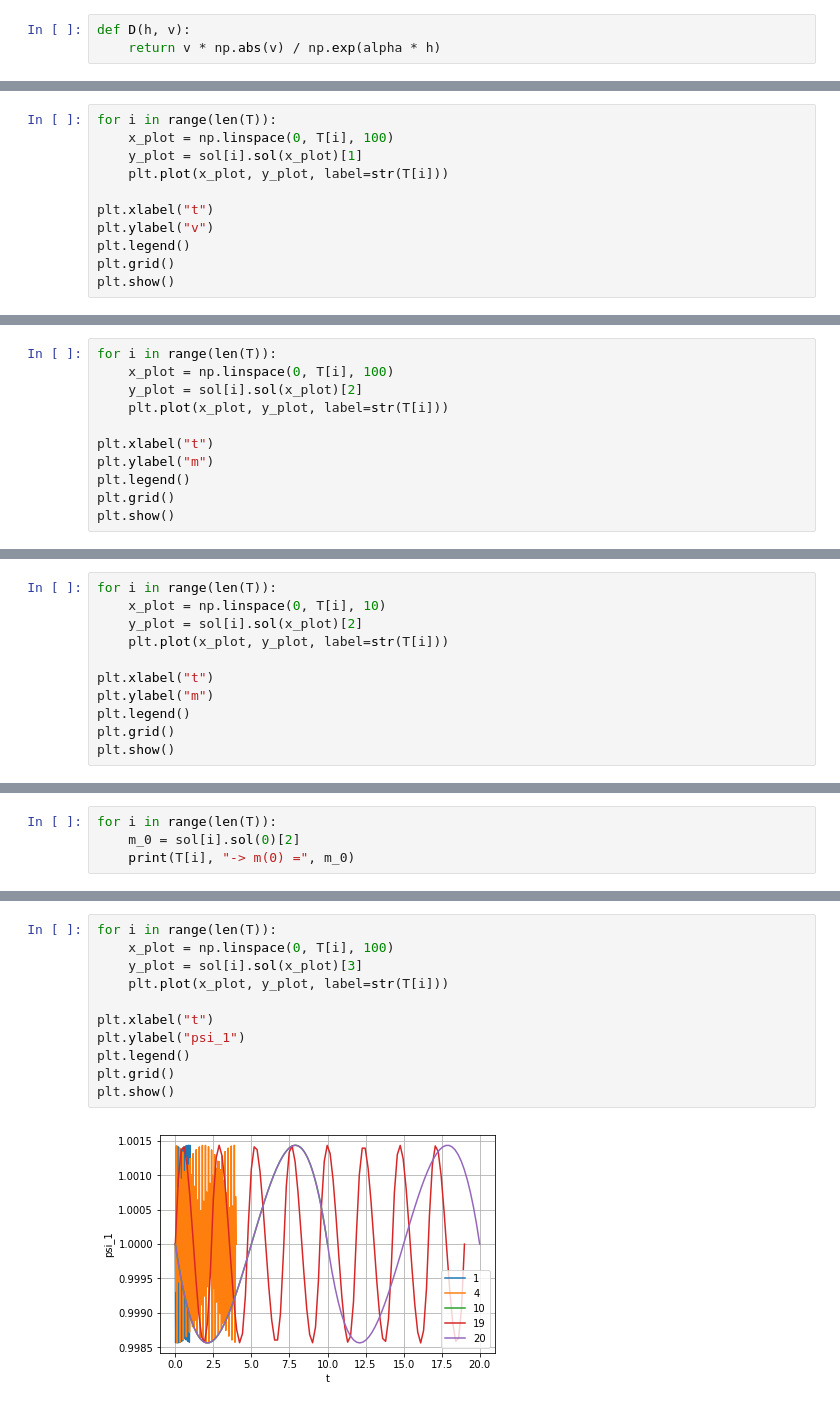
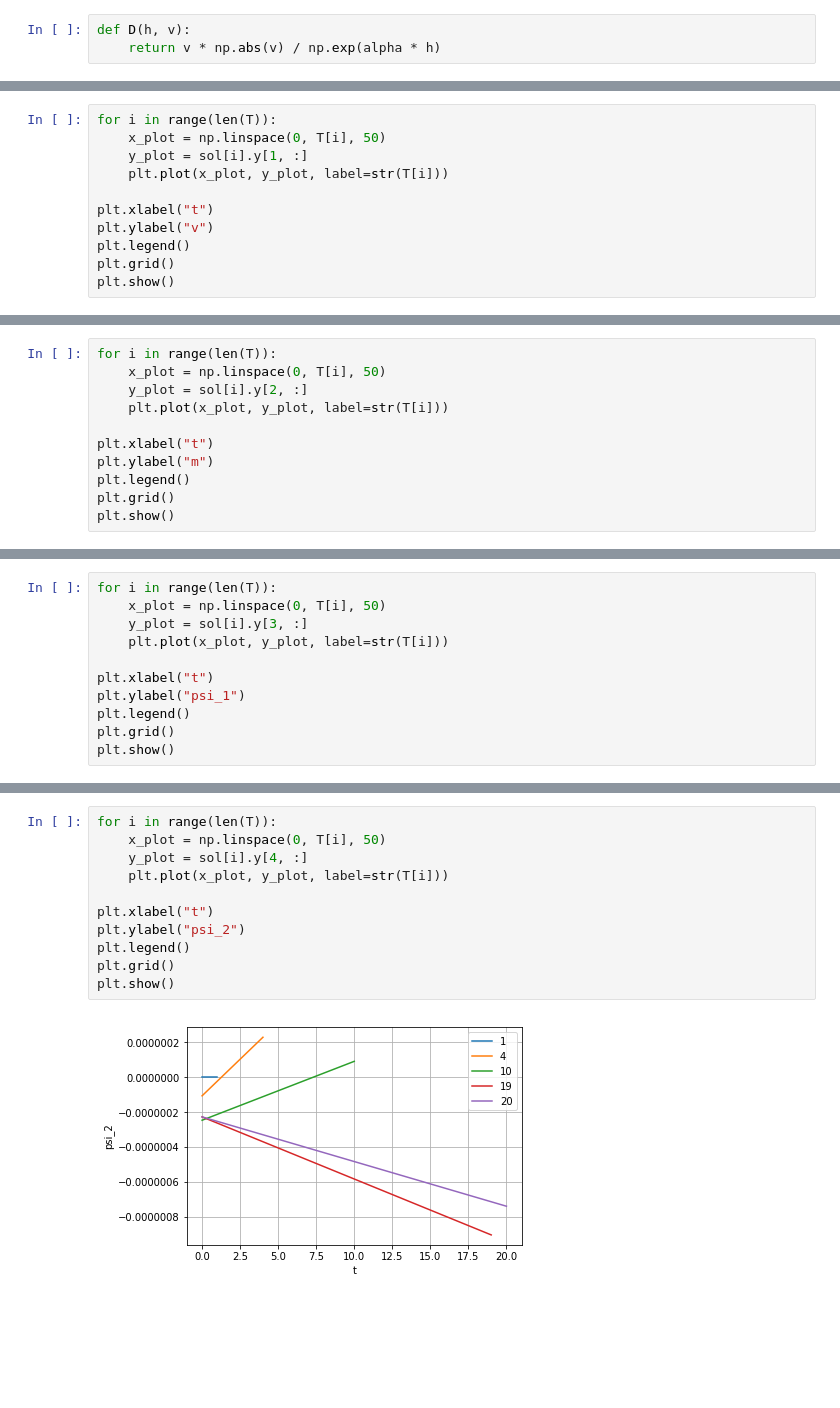
Before and after one commit to aamoiska/OR, a Jupyter notebook: HW-OR.ipynb, the cells around one changed output, grey strips where cells are left out. Cells and saved outputs as stored; diff of their text form; blank space fills up the shorter version.

```diff
--- a/HW-OR.ipynb
+++ b/HW-OR.ipynb
@@ -819,7 +938,7 @@ plt.show()
 # %%
 for i in range(len(T)):
-    x_plot = np.linspace(0, T[i], 100)
-    y_plot = sol[i].sol(x_plot)[1]
+    x_plot = np.linspace(0, T[i], 50)
+    y_plot = sol[i].y[1, :]
     plt.plot(x_plot, y_plot, label=str(T[i]))
 
 plt.xlabel("t")
@@ -832,7 +951,7 @@ plt.show()
 # %%
 for i in range(len(T)):
-    x_plot = np.linspace(0, T[i], 100)
-    y_plot = sol[i].sol(x_plot)[2]
+    x_plot = np.linspace(0, T[i], 50)
+    y_plot = sol[i].y[2, :]
     plt.plot(x_plot, y_plot, label=str(T[i]))
 
 plt.xlabel("t")
@@ -845,11 +964,11 @@ plt.show()
 # %%
 for i in range(len(T)):
-    x_plot = np.linspace(0, T[i], 10)
-    y_plot = sol[i].sol(x_plot)[2]
+    x_plot = np.linspace(0, T[i], 50)
+    y_plot = sol[i].y[3, :]
     plt.plot(x_plot, y_plot, label=str(T[i]))
 
 plt.xlabel("t")
-plt.ylabel("m")
+plt.ylabel("psi_1")
 plt.legend()
 plt.grid()
 plt.show()
@@ -858,4 +976,0 @@ plt.show()
-# %%
-for i in range(len(T)):
-    m_0 = sol[i].sol(0)[2]
-    print(T[i], "-> m(0) =", m_0)
@@ -870,15 +977,15 @@ for i in range(len(T)):
 # %%
 for i in range(len(T)):
-    x_plot = np.linspace(0, T[i], 100)
-    y_plot = sol[i].sol(x_plot)[3]
+    x_plot = np.linspace(0, T[i], 50)
+    y_plot = sol[i].y[4, :]
     plt.plot(x_plot, y_plot, label=str(T[i]))
 
 plt.xlabel("t")
-plt.ylabel("psi_1")
+plt.ylabel("psi_2")
 plt.legend()
 plt.grid()
 plt.show()
 # %% [output]
-[figure, old version]
+[figure, new version]
 # %%
 for i in range(len(T)):
```
Also changed, not shown: parts of 20 cells of this notebook, 1 other file.
